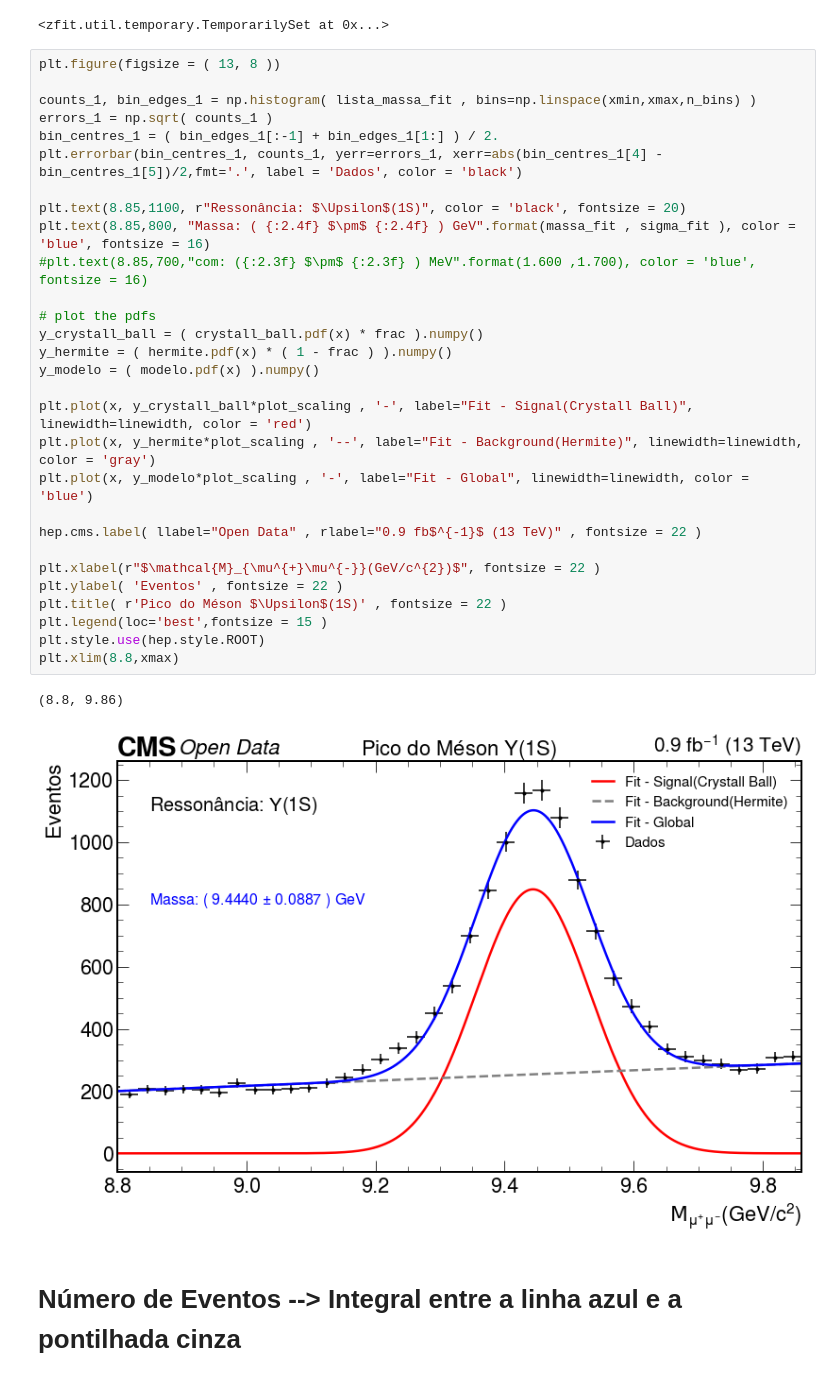
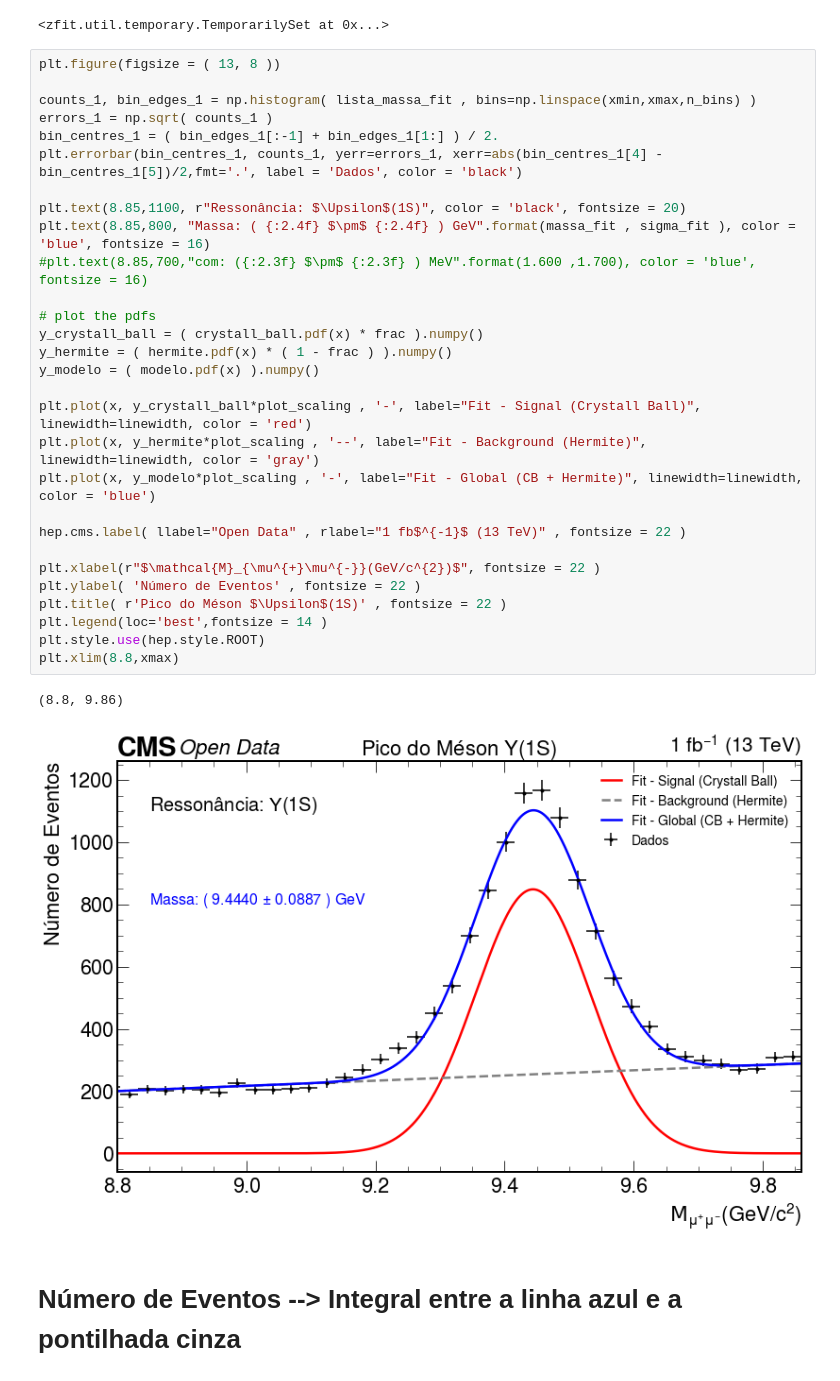
Before and after one commit to teteumac/Projeto-Final---Analise-em-FAE, a Jupyter notebook: Exercicio_4_e_5.ipynb, the cells around one changed output. Cells and saved outputs as stored; diff of their text form.

```diff
--- a/Exercicio_4_e_5.ipynb
+++ b/Exercicio_4_e_5.ipynb
@@ -162,35 +162,35 @@ frac.set_value(params[frac]['value'])
 # %%
 plt.figure(figsize = ( 13, 8 ))
 
 counts_1, bin_edges_1 = np.histogram( lista_massa_fit , bins=np.linspace(xmin,xmax,n_bins) )
 errors_1 = np.sqrt( counts_1 )
 bin_centres_1 = ( bin_edges_1[:-1] + bin_edges_1[1:] ) / 2.
 plt.errorbar(bin_centres_1, counts_1, yerr=errors_1, xerr=abs(bin_centres_1[4] - bin_centres_1[5])/2,fmt='.', label = 'Dados', color = 'black')
 
 plt.text(8.85,1100, r"Ressonância: $\Upsilon$(1S)", color = 'black', fontsize = 20)
 plt.text(8.85,800, "Massa: ( {:2.4f} $\pm$ {:2.4f} ) GeV".format(massa_fit , sigma_fit ), color = 'blue', fontsize = 16)
 #plt.text(8.85,700,"com: ({:2.3f} $\pm$ {:2.3f} ) MeV".format(1.600 ,1.700), color = 'blue', fontsize = 16)
 
 # plot the pdfs
 y_crystall_ball = ( crystall_ball.pdf(x) * frac ).numpy()
 y_hermite = ( hermite.pdf(x) * ( 1 - frac ) ).numpy()
 y_modelo = ( modelo.pdf(x) ).numpy()
 
-plt.plot(x, y_crystall_ball*plot_scaling , '-', label="Fit - Signal(Crystall Ball)", linewidth=linewidth, color = 'red')
-plt.plot(x, y_hermite*plot_scaling , '--', label="Fit - Background(Hermite)", linewidth=linewidth, color = 'gray')
-plt.plot(x, y_modelo*plot_scaling , '-', label="Fit - Global", linewidth=linewidth, color = 'blue')
+plt.plot(x, y_crystall_ball*plot_scaling , '-', label="Fit - Signal (Crystall Ball)", linewidth=linewidth, color = 'red')
+plt.plot(x, y_hermite*plot_scaling , '--', label="Fit - Background (Hermite)", linewidth=linewidth, color = 'gray')
+plt.plot(x, y_modelo*plot_scaling , '-', label="Fit - Global (CB + Hermite)", linewidth=linewidth, color = 'blue')
 
-hep.cms.label( llabel="Open Data" , rlabel="0.9 fb$^{-1}$ (13 TeV)" , fontsize = 22 )
+hep.cms.label( llabel="Open Data" , rlabel="1 fb$^{-1}$ (13 TeV)" , fontsize = 22 )
 
 plt.xlabel(r"$\mathcal{M}_{\mu^{+}\mu^{-}}(GeV/c^{2})$", fontsize = 22 )
-plt.ylabel( 'Eventos' , fontsize = 22 )
+plt.ylabel( 'Número de Eventos' , fontsize = 22 )
 plt.title( r'Pico do Méson $\Upsilon$(1S)' , fontsize = 22 )
-plt.legend(loc='best',fontsize = 15 )
+plt.legend(loc='best',fontsize = 14 )
 plt.style.use(hep.style.ROOT)
 plt.xlim(8.8,xmax)
 # %% [output]
 (8.8, 9.86)
-[figure, old version]
+[figure, new version]
 # %% [markdown]
 # Número de Eventos --> Integral entre a linha azul e a pontilhada cinza
 # %%
```
Also changed, not shown: parts of 1 cell of this notebook.
